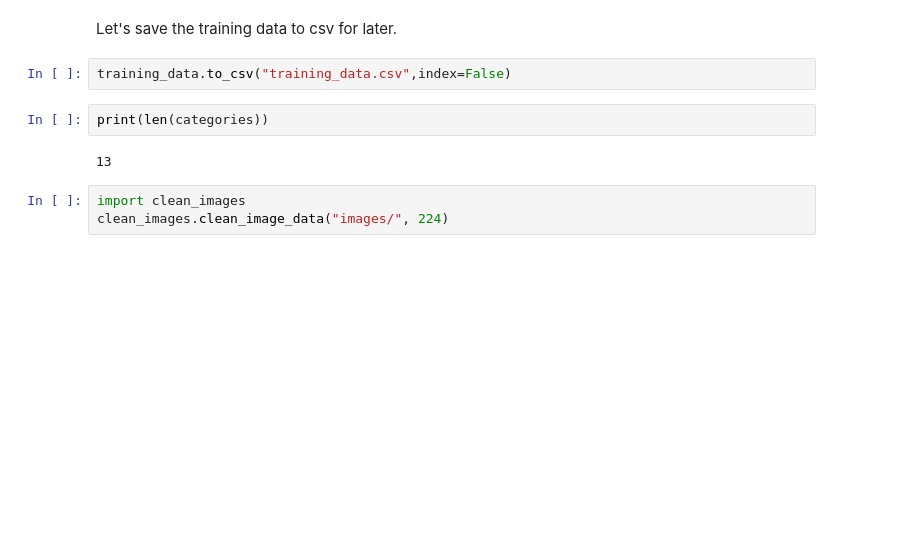
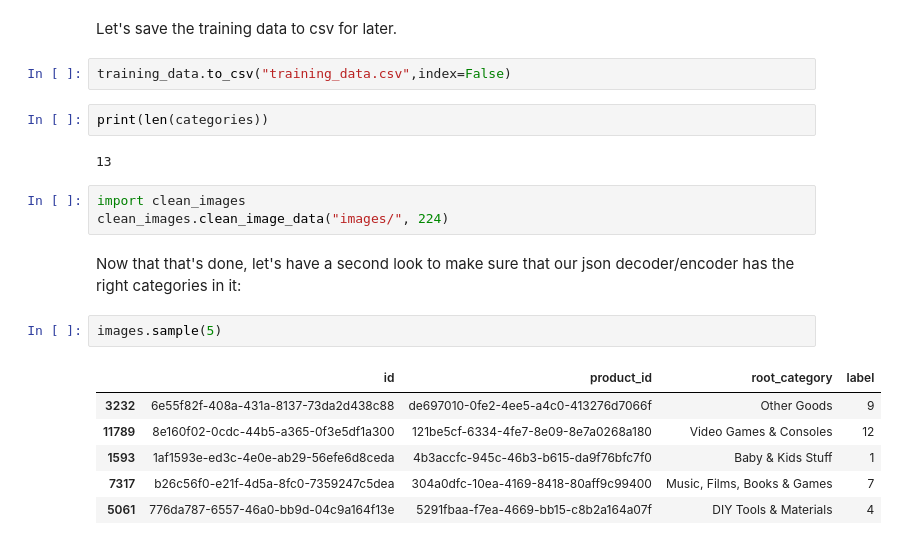
Before and after one commit to MartinKlefas/facebook-marketplaces-recommendation-ranking-system, a Jupyter notebook: sandbox.ipynb, the cells around one changed output. Drawn from its saved outputs; the diff is of its cells as text; blank space fills up the shorter version.

```diff
--- a/sandbox.ipynb
+++ b/sandbox.ipynb
@@ -91,3 +91,14 @@ print(len(categories))
 # %%
 import clean_images
 clean_images.clean_image_data("images/", 224)
+# %% [markdown]
+Now that that's done, let's have a second look to make sure that our json decoder/encoder has the right categories in it:
+# %%
+images.sample(5)
+# %% [output]
+|  | id | product_id | root_category | label |
+| 3232 | 6e55f82f-408a-431a-8137-73da2d438c88 | de697010-0fe2-4ee5-a4c0-413276d7066f | Other Goods | 9 |
+| 11789 | 8e160f02-0cdc-44b5-a365-0f3e5df1a300 | 121be5cf-6334-4fe7-8e09-8e7a0268a180 | Video Games & Consoles | 12 |
+| 1593 | 1af1593e-ed3c-4e0e-ab29-56efe6d8ceda | 4b3accfc-945c-46b3-b615-da9f76bfc7f0 | Baby & Kids Stuff | 1 |
+| 7317 | b26c56f0-e21f-4d5a-8fc0-7359247c5dea | 304a0dfc-10ea-4169-8418-80aff9c99400 | Music, Films, Books & Games | 7 |
+| 5061 | 776da787-6557-46a0-bb9d-04c9a164f13e | 5291fbaa-f7ea-4669-bb15-c8b2a164a07f | DIY Tools & Materials | 4 |
```
Also changed, not shown: parts of 1 cell of this notebook, 2 other files.
